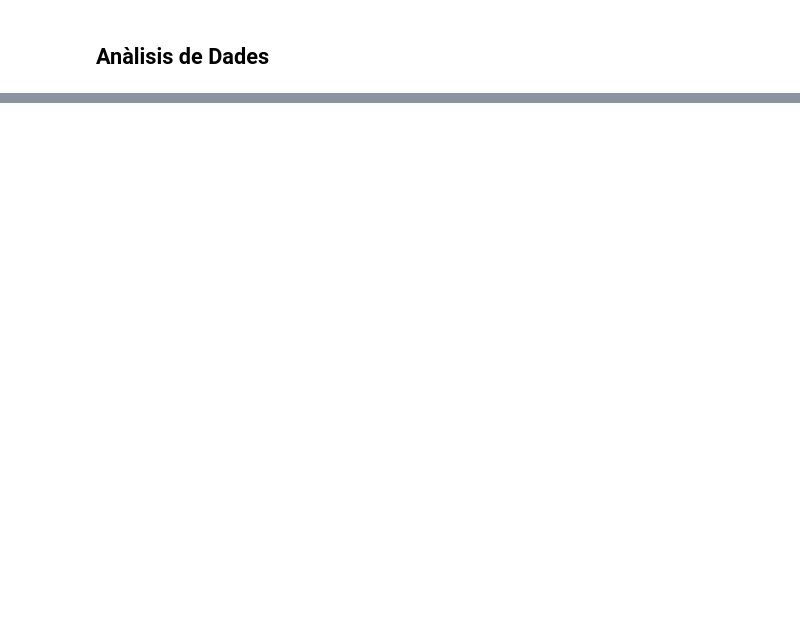
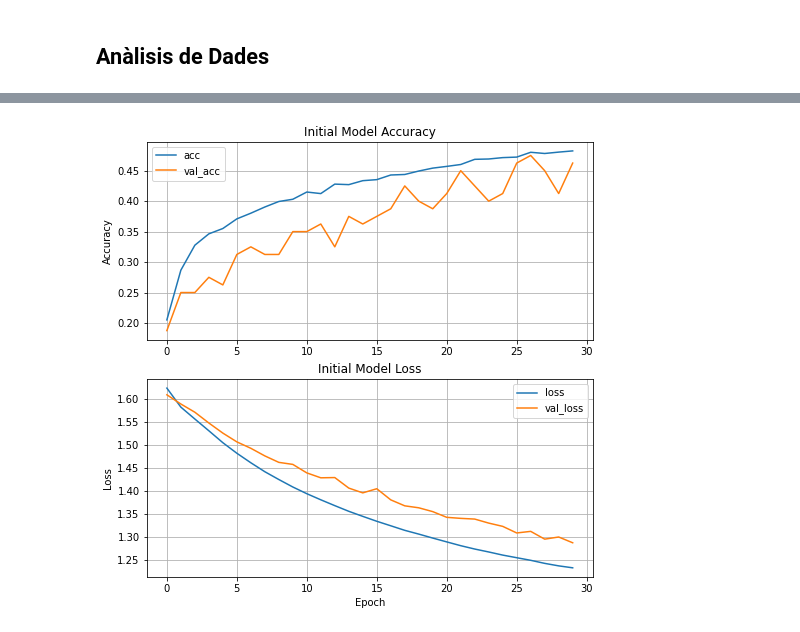
Before and after one commit to josep29/TDR, a Jupyter notebook: Flowers_class.ipynb, the cells around one changed output, grey strips where cells are left out. Cells and saved outputs as stored; diff of their text form; code cells hidden in the pictures; blank space fills up the shorter version.

```diff
--- a/Flowers_class.ipynb
+++ b/Flowers_class.ipynb
@@ -368,0 +373,4 @@ model.compile(optimizer='adam',
+# %%
+X = X/255
+X_t = X_t/255
+X_v = X_v/255
@@ -369,3 +393,18 @@ model.compile(optimizer='adam',
+# %%
+model = models.Sequential([
+    # Aplanació dels resultats per encaixaro amb una DNN
+    layers.Flatten(input_shape=X.shape[1:], name='Input_Flatten'),
+
+    # Capa amagada amb 64
+    layers.Dense(64, activation='relu', name='fullyconnected'),
+    layers.Dense(128, activation='relu', name='fullyconnected_'),
+    # Capa output
+    layers.Dense(5, activation='softmax', name='output')
+])
+
+model.compile(optimizer=tf.keras.optimizers.SGD(learning_rate=0.0005, momentum=0.3),
+              loss='sparse_categorical_crossentropy',
+              metrics=['accuracy'])
 # %%
 model.summary()
 # %% [output]
@@ -391,6 +427,0 @@ _________________________________________________________________
-# %%
-history = model.fit(
-  train_ds,
-  validation_data=val_ds,
-  epochs=10
-)
@@ -466,0 +428,2 @@ This image most likely belongs to roses with a 77.85 percent confidence.
+# %%
+history = model.fit(X, y, batch_size=64, epochs=30, verbose=2, validation_data=(X_v, y_v))
@@ -466,0 +448,4 @@ This image most likely belongs to roses with a 77.85 percent confidence.
+# %%
+plot_acc_loss(history, 'Initial Model Accuracy', 'Initial Model Loss')
+# %% [output]
+[figure, added]
```
Also changed, not shown: parts of 142 cells of this notebook.
